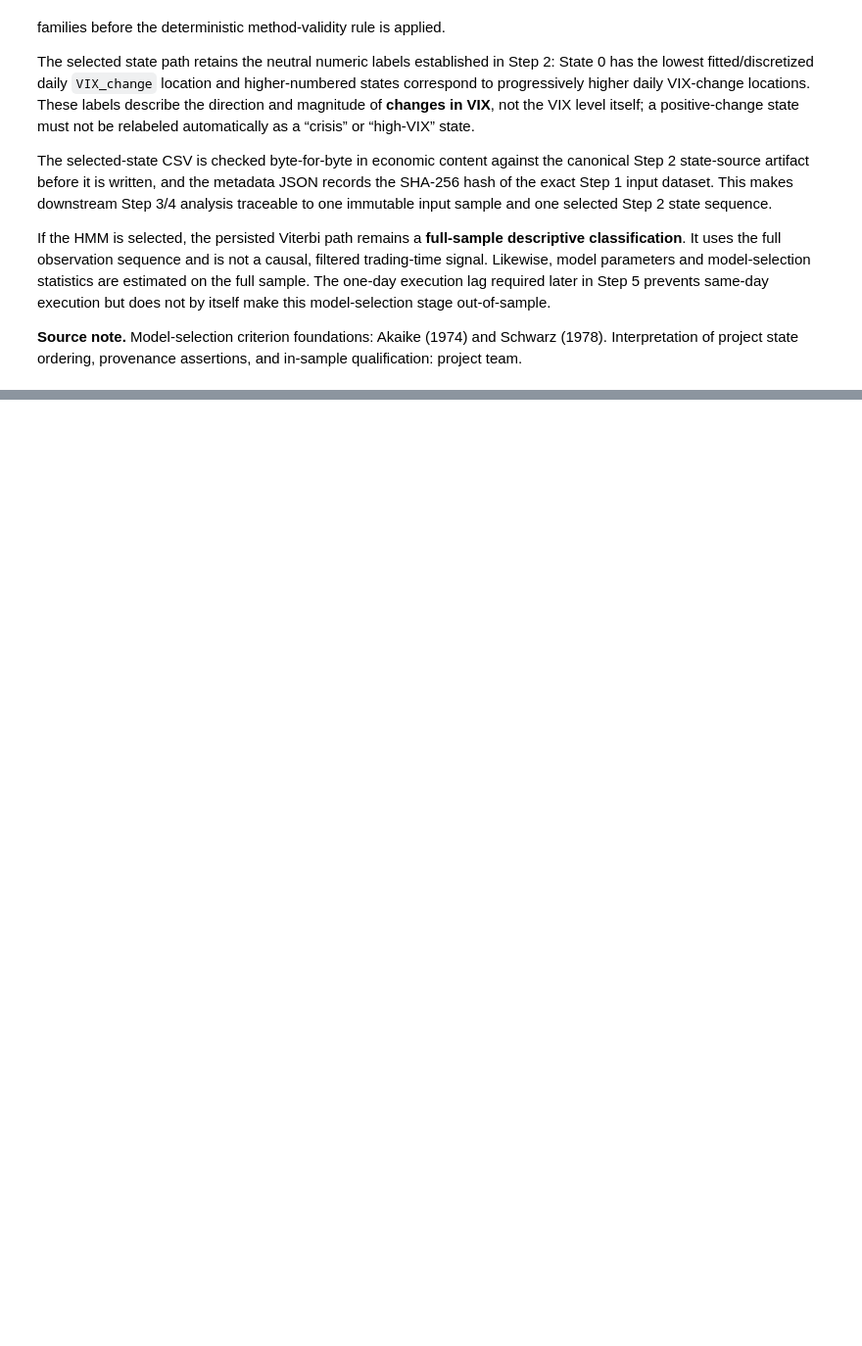
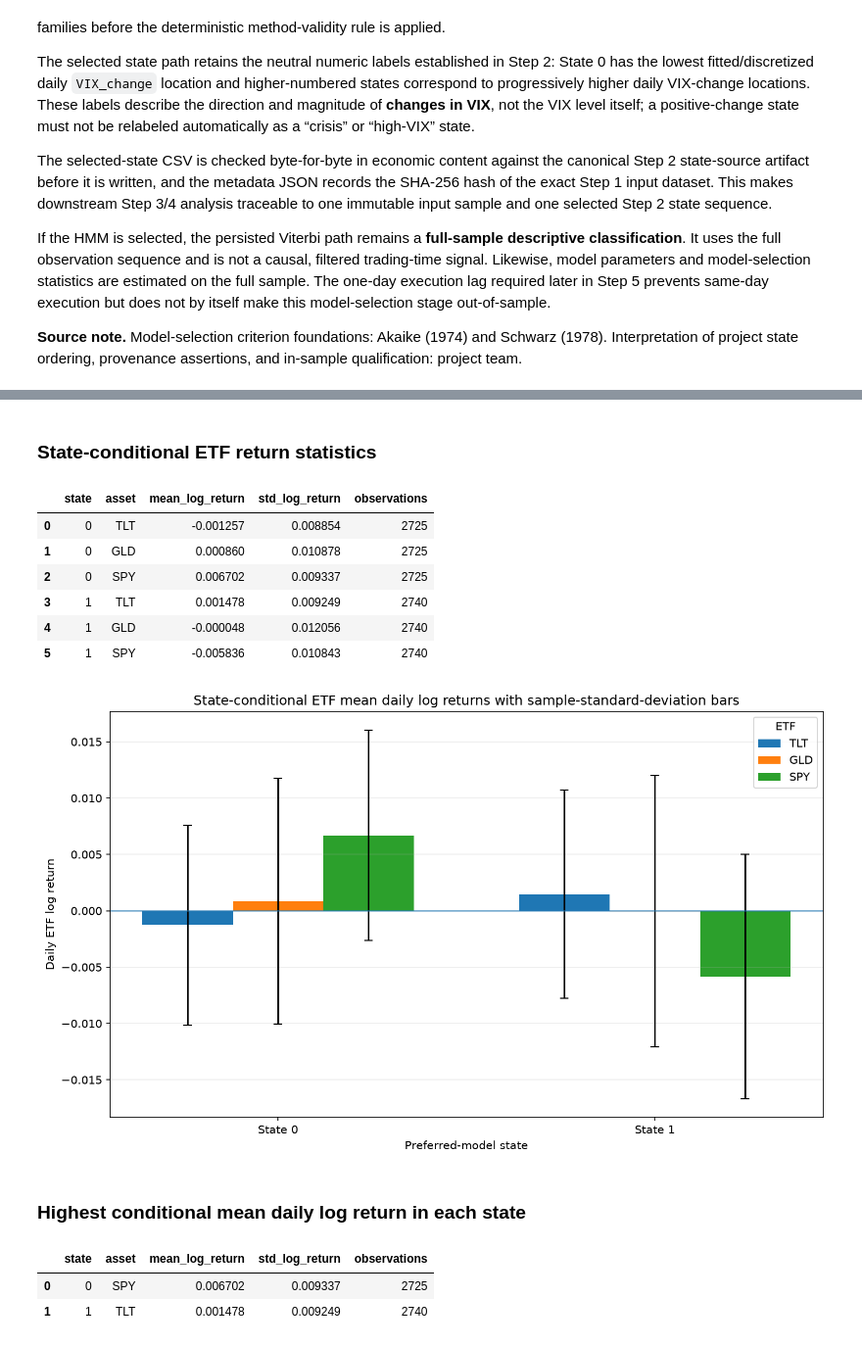
Before and after one commit to SergejSchweizer/vix-regime-allocation, a Jupyter notebook: notebooks/gwp2_vix_regime_allocation.ipynb, the cells around one changed output, grey strips where cells are left out. Shown at 98% size. Drawn from its saved outputs; the diff is of its cells as text; code cells hidden in the pictures; blank space fills up the shorter version.

Commit message:
PR-24 — Notebook Step 3 state-conditional ETF analysis [generated]

```diff
--- a/notebooks/gwp2_vix_regime_allocation.ipynb
+++ b/notebooks/gwp2_vix_regime_allocation.ipynb
@@ -630,0 +594,58 @@ display(Markdown(chr(10).join(f"- {_mla_entry(references[key])}" for key in cite
+# %%
+from vix_regime_allocation.state_statistics import compute_state_asset_statistics
+from vix_regime_allocation.state_statistics_plot import plot_state_asset_statistics
+
+selected_states_path = repo_root / "reports/tables/step3_selected_states.csv"
+statistics_path = repo_root / "reports/tables/step3_state_asset_statistics.csv"
+statistics_figure_path = repo_root / "reports/figures/step3_state_asset_statistics.png"
+
+selected_state_frame = pd.read_csv(
+    selected_states_path, parse_dates=["Date"], index_col="Date"
+)
+selected_state_frame.index.name = "Date"
+selected_states_for_statistics = selected_state_frame["state"].astype("int64")
+selected_states_for_statistics.name = "state"
+
+assert selected_states_for_statistics.index.equals(data.index)
+assert selected_states_for_statistics.notna().all()
+
+state_asset_statistics = compute_state_asset_statistics(
+    data, selected_states_for_statistics
+)
+state_asset_statistics.to_csv(statistics_path, index=False)
+plot_state_asset_statistics(state_asset_statistics, statistics_figure_path)
+
+expected_rows = 3 * int(selected_states_for_statistics.nunique())
+assert len(state_asset_statistics) == expected_rows
+assert state_asset_statistics["observations"].gt(0).all()
+assert statistics_figure_path.is_file() and statistics_figure_path.stat().st_size > 0
+
+display(Markdown("### State-conditional ETF return statistics"))
+display(state_asset_statistics)
+display(Image(filename=str(statistics_figure_path)))
+
+state_leaders = (
+    state_asset_statistics.sort_values(
+        ["state", "mean_log_return", "asset"],
+        ascending=[True, False, True],
+        kind="stable",
+    )
+    .groupby("state", sort=True, as_index=False)
+    .first()[["state", "asset", "mean_log_return", "std_log_return", "observations"]]
+)
+display(Markdown("### Highest conditional mean daily log return in each state"))
+display(state_leaders)
+# %% [output]
+### State-conditional ETF return statistics
+|  | state | asset | mean_log_return | std_log_return | observations |
+| 0 | 0 | TLT | -0.001257 | 0.008854 | 2725 |
+| 1 | 0 | GLD | 0.000860 | 0.010878 | 2725 |
+| 2 | 0 | SPY | 0.006702 | 0.009337 | 2725 |
+| 3 | 1 | TLT | 0.001478 | 0.009249 | 2740 |
+| 4 | 1 | GLD | -0.000048 | 0.012056 | 2740 |
+| 5 | 1 | SPY | -0.005836 | 0.010843 | 2740 |
+[figure, added]
+### Highest conditional mean daily log return in each state
+|  | state | asset | mean_log_return | std_log_return | observations |
+| 0 | 0 | SPY | 0.006702 | 0.009337 | 2725 |
+| 1 | 1 | TLT | 0.001478 | 0.009249 | 2740 |
```
Also changed, not shown: parts of 6 cells of this notebook, 4 other files.
